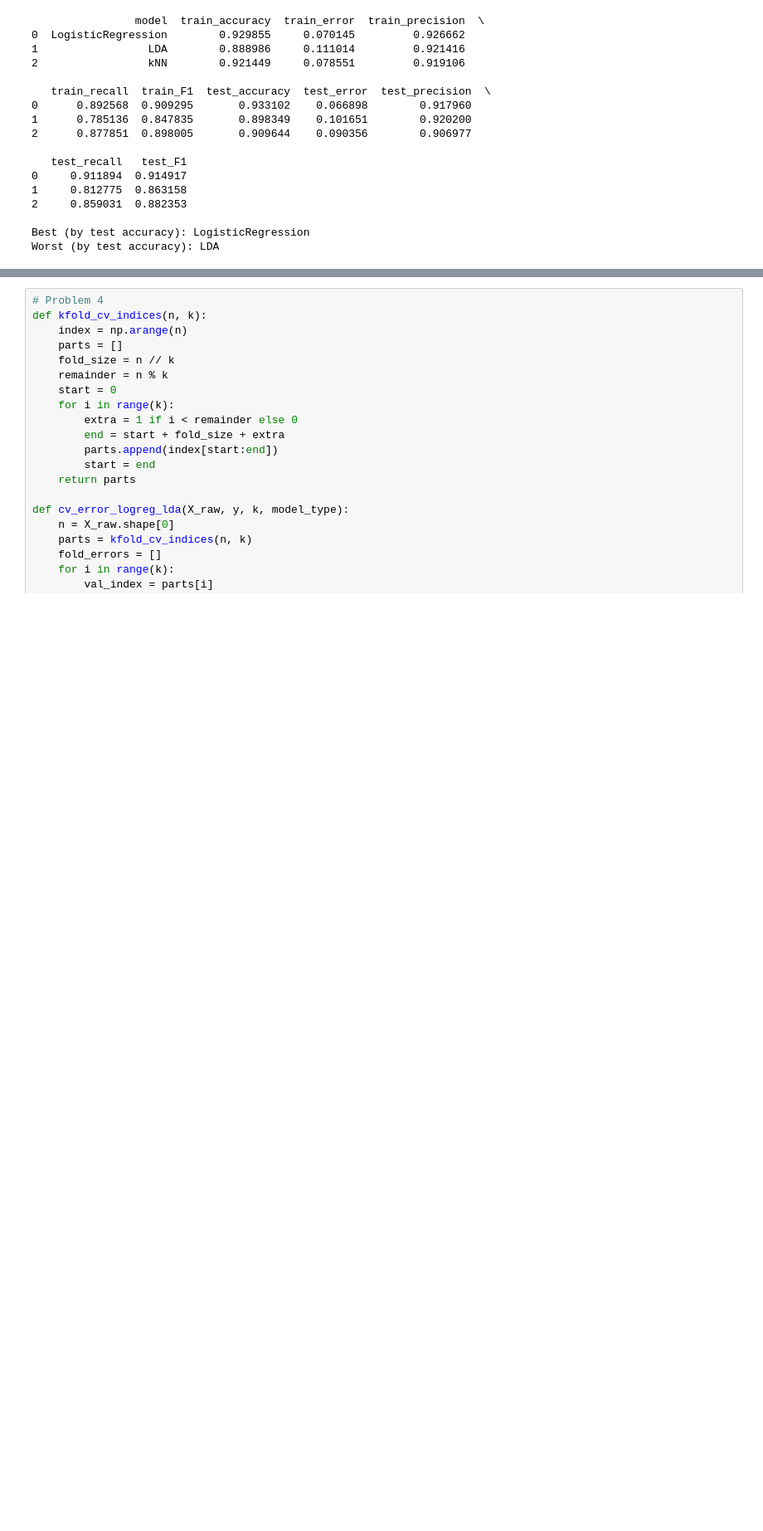
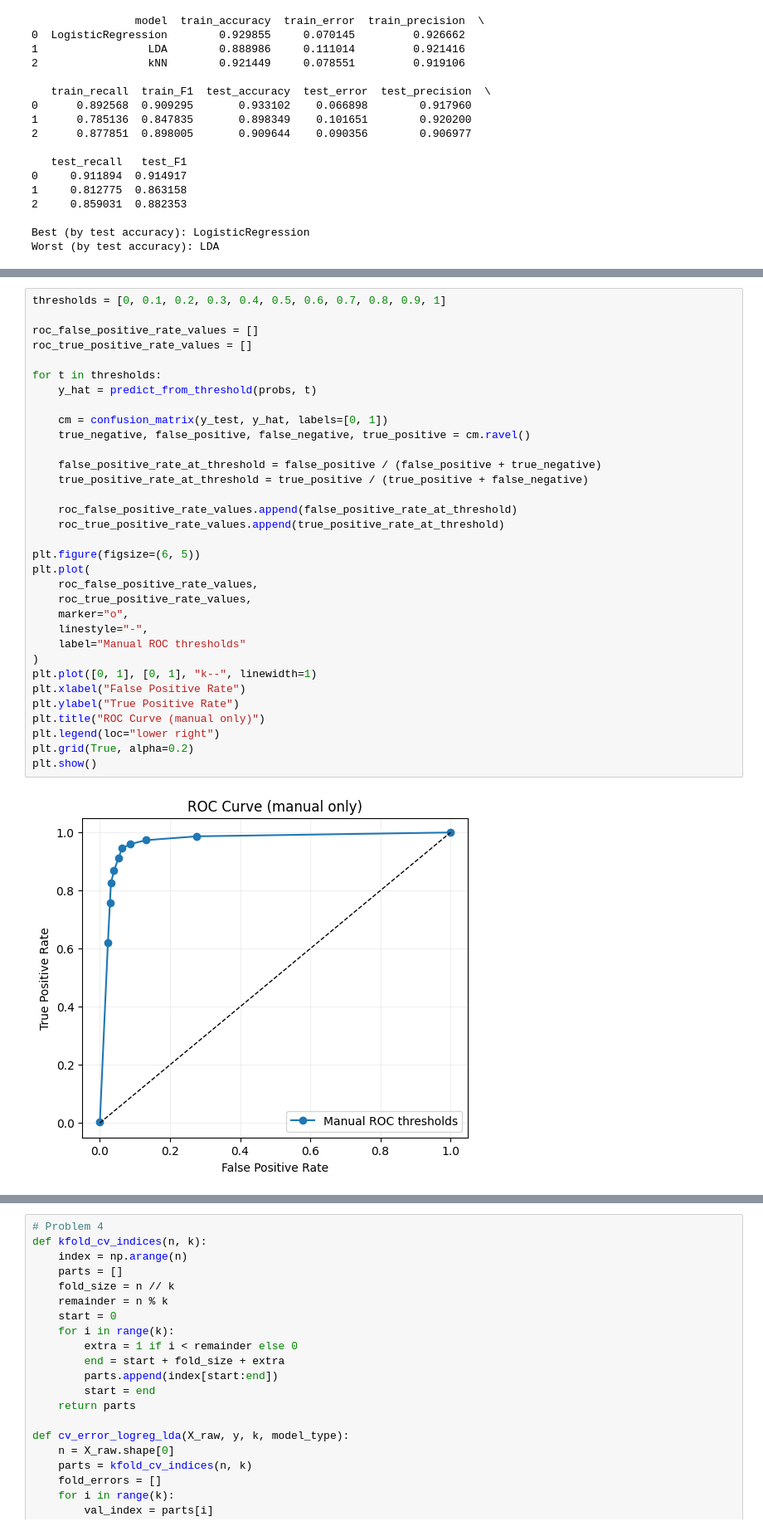
Before and after one commit to kallat-a/DS4400-HW3, a Jupyter notebook: hw3.ipynb, the cells around one changed output, grey strips where cells are left out. Shown at 83% size. Cells and saved outputs as stored; diff of their text form; blank space fills up the shorter version.

```diff
--- a/hw3.ipynb
+++ b/hw3.ipynb
@@ -354,3 +373,38 @@ Worst (by test accuracy): LDA
+# %%
+thresholds = [0, 0.1, 0.2, 0.3, 0.4, 0.5, 0.6, 0.7, 0.8, 0.9, 1]
+
+roc_false_positive_rate_values = []
+roc_true_positive_rate_values = []
+
+for t in thresholds:
+    y_hat = predict_from_threshold(probs, t)
+
+    cm = confusion_matrix(y_test, y_hat, labels=[0, 1])
+    true_negative, false_positive, false_negative, true_positive = cm.ravel()
+
+    false_positive_rate_at_threshold = false_positive / (false_positive + true_negative)
+    true_positive_rate_at_threshold = true_positive / (true_positive + false_negative)
+
+    roc_false_positive_rate_values.append(false_positive_rate_at_threshold)
+    roc_true_positive_rate_values.append(true_positive_rate_at_threshold)
+
+plt.figure(figsize=(6, 5))
+plt.plot(
+    roc_false_positive_rate_values,
+    roc_true_positive_rate_values,
+    marker="o",
+    linestyle="-",
+    label="Manual ROC thresholds"
+)
+plt.plot([0, 1], [0, 1], "k--", linewidth=1)
+plt.xlabel("False Positive Rate")
+plt.ylabel("True Positive Rate")
+plt.title("ROC Curve (manual only)")
+plt.legend(loc="lower right")
+plt.grid(True, alpha=0.2)
+plt.show()
+# %% [output]
+[figure, added]
 # %%
 probs = logreg.predict_proba(X_test_s)[:, 1]
 thresholds = [0, 0.1, 0.2, 0.3, 0.4, 0.5, 0.6, 0.7, 0.8, 0.9, 1]
```
Also changed, not shown: parts of 2 cells of this notebook.
